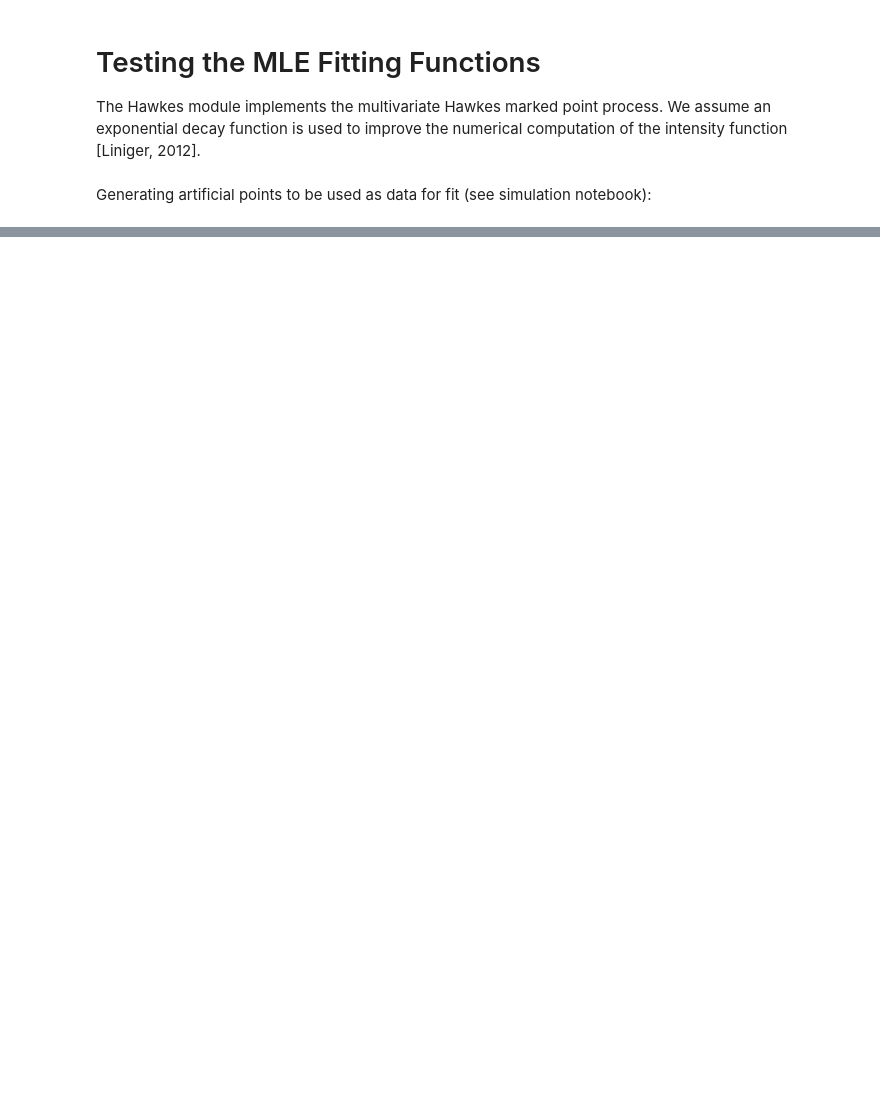
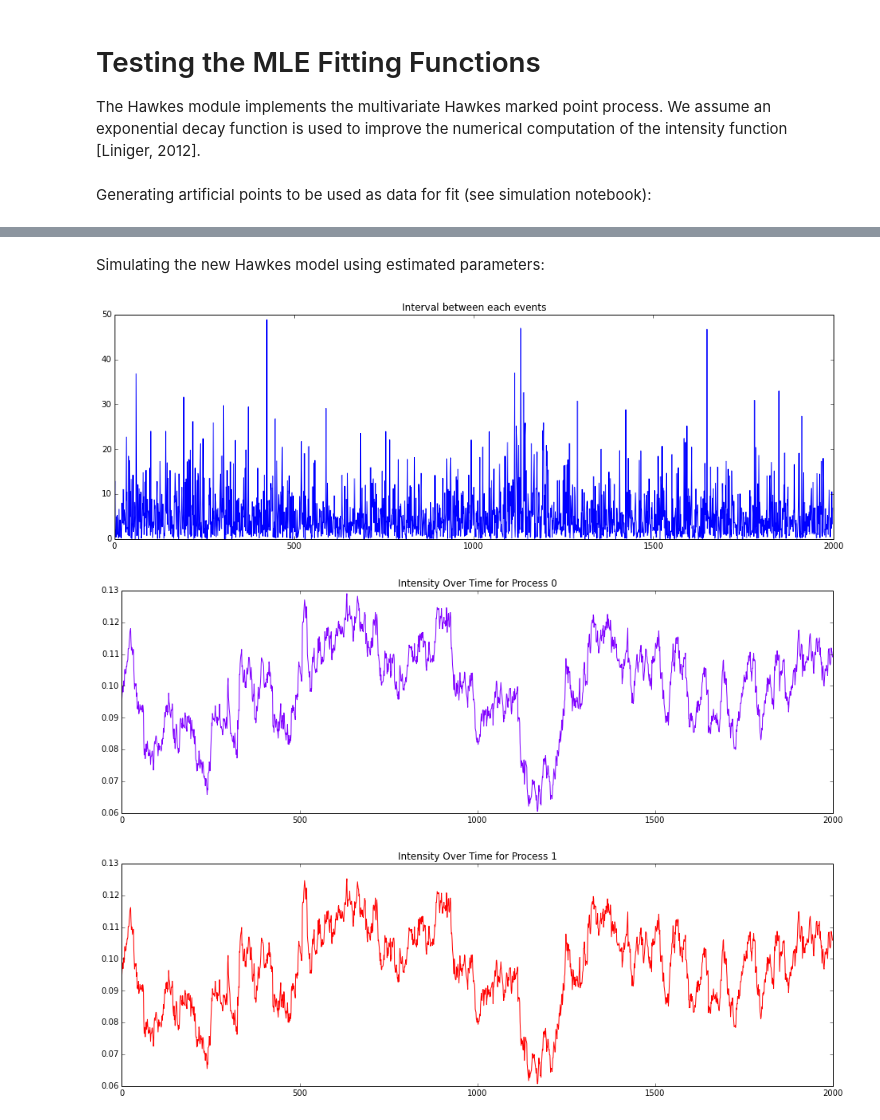
Before and after one commit to yesheenlim/PyHawkes, a Jupyter notebook: src/testFit.ipynb, the cells around one changed output, grey strips where cells are left out. Drawn from its saved outputs; the diff is of its cells as text; code cells hidden in the pictures; blank space fills up the shorter version.

```diff
--- a/src/testFit.ipynb
+++ b/src/testFit.ipynb
@@ -109,0 +138,20 @@ Spr(Q) of estimated model: 0.638632497252
+# %% [markdown]
+Simulating the new Hawkes model using estimated parameters:
+# %%
+simulatedPoints, simulatedIntensities = h.simulate(2200)
+
+intervals = simulatedPoints[0][1:] - simulatedPoints[0][:-1]
+
+plt.title('Interval between each events')
+plt.plot(np.arange(len(intervals)),intervals)
+plt.show()
+
+colors = cm.rainbow(np.linspace(0, 1, d))
+for i,c in zip(xrange(d), colors):
+    plt.title('Intensity Over Time for Process ' + str(i))
+    plt.plot(simulatedIntensities[:,i], color=c)
+    plt.show()
+# %% [output]
+[figure, added]
+[figure, added]
+[figure, added]
```
Also changed, not shown: parts of 8 cells of this notebook, 2 other files.
